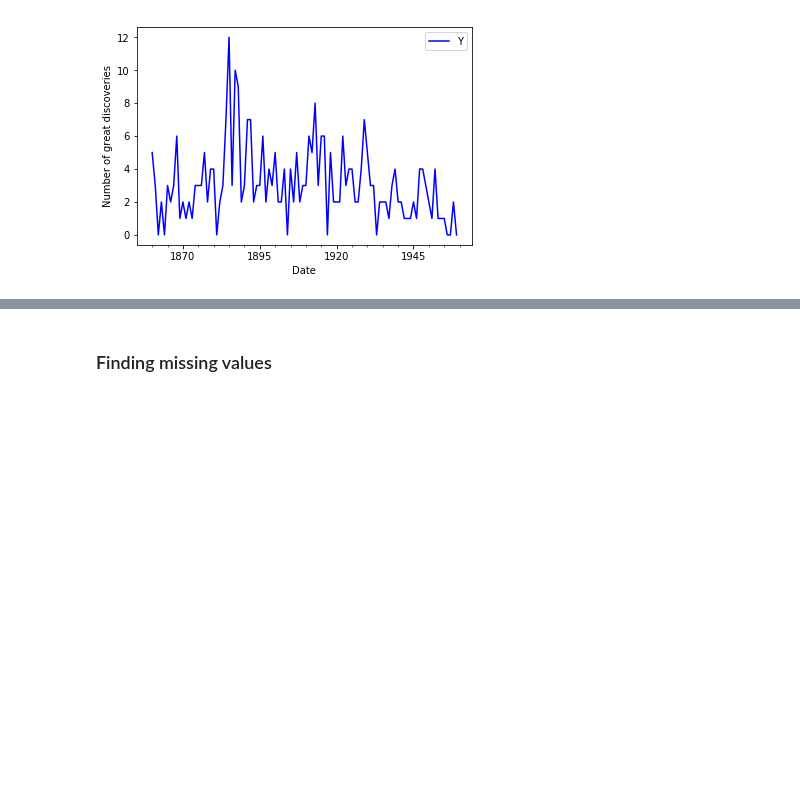
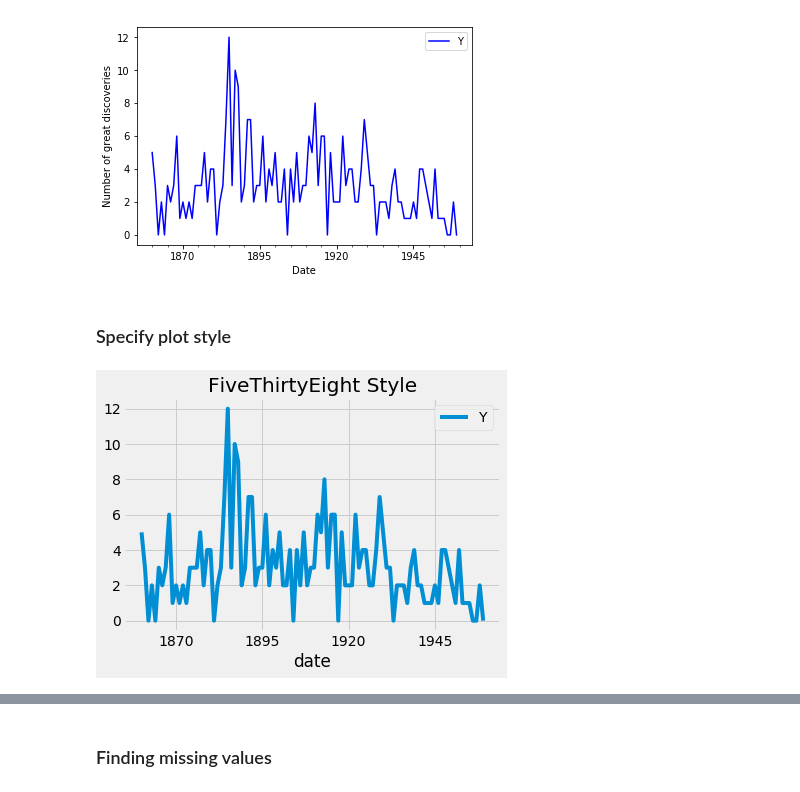
Before and after one commit to bhaskarjitsarmah/projects_D, a Jupyter notebook: Visualizing Time Series Data in Python/Visualizing Time Series Data in Python.ipynb, the cells around one changed output, grey strips where cells are left out. Saved outputs shown, nothing was run; the diff lists cells and outputs as text; code cells hidden in the pictures; blank space fills up the shorter version.

Commit message:
added code to add different plotting styles

```diff
--- a/Visualizing Time Series Data in Python/Visualizing Time Series Data in Python.ipynb
+++ b/Visualizing Time Series Data in Python/Visualizing Time Series Data in Python.ipynb
@@ -55,3 +55,18 @@ ax.set_ylabel('Number of great discoveries')
 plt.show()
 # %% [output]
 [figure]
+# %% [markdown]
+### Specify plot style
+# %%
+# Import the matplolib.pyplot sub-module
+import matplotlib.pyplot as plt
+
+# Use the fivethirtyeight style
+plt.style.use('fivethirtyeight')
+
+# Plot the time series
+ax1 = discoveries.plot()
+ax1.set_title('FiveThirtyEight Style')
+plt.show()
+# %% [output]
+[figure, added]
```
Also changed, not shown: parts of 1 cell of this notebook.
